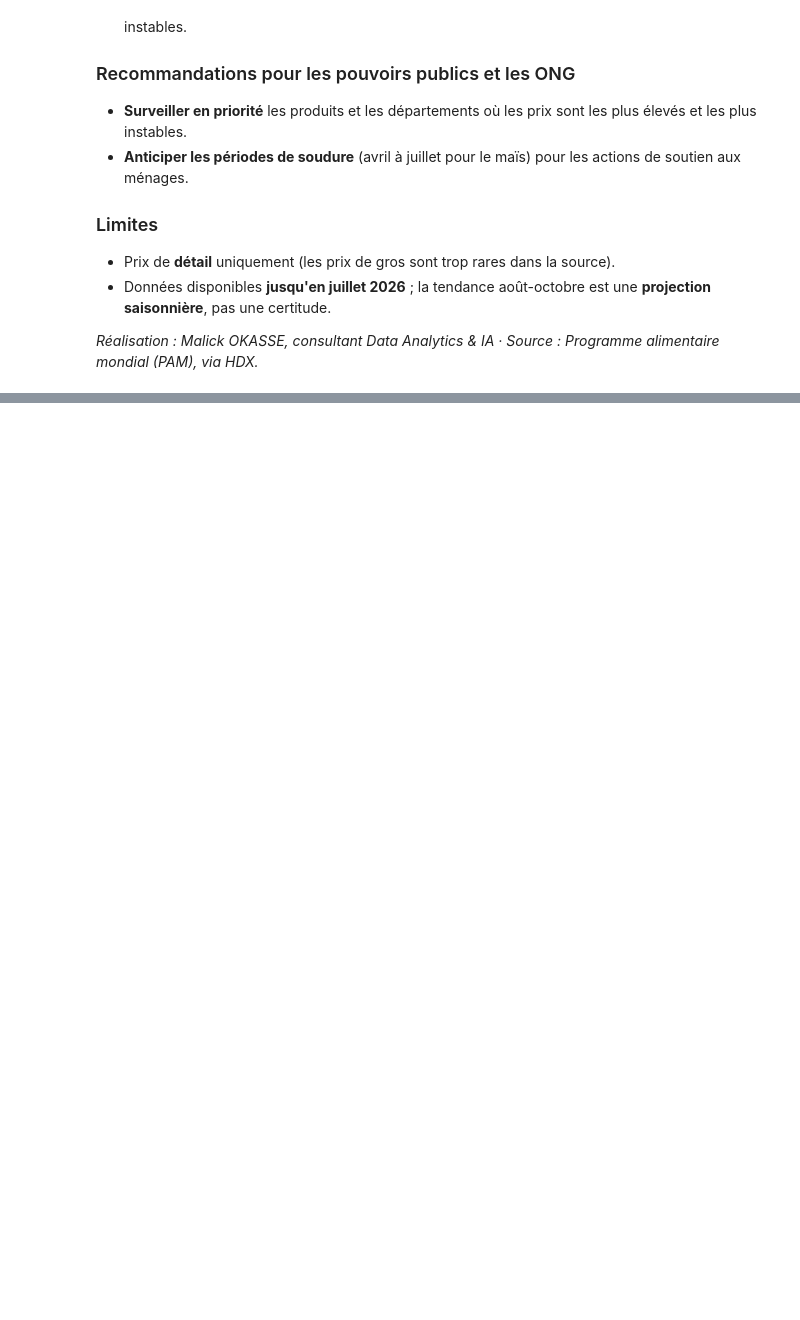
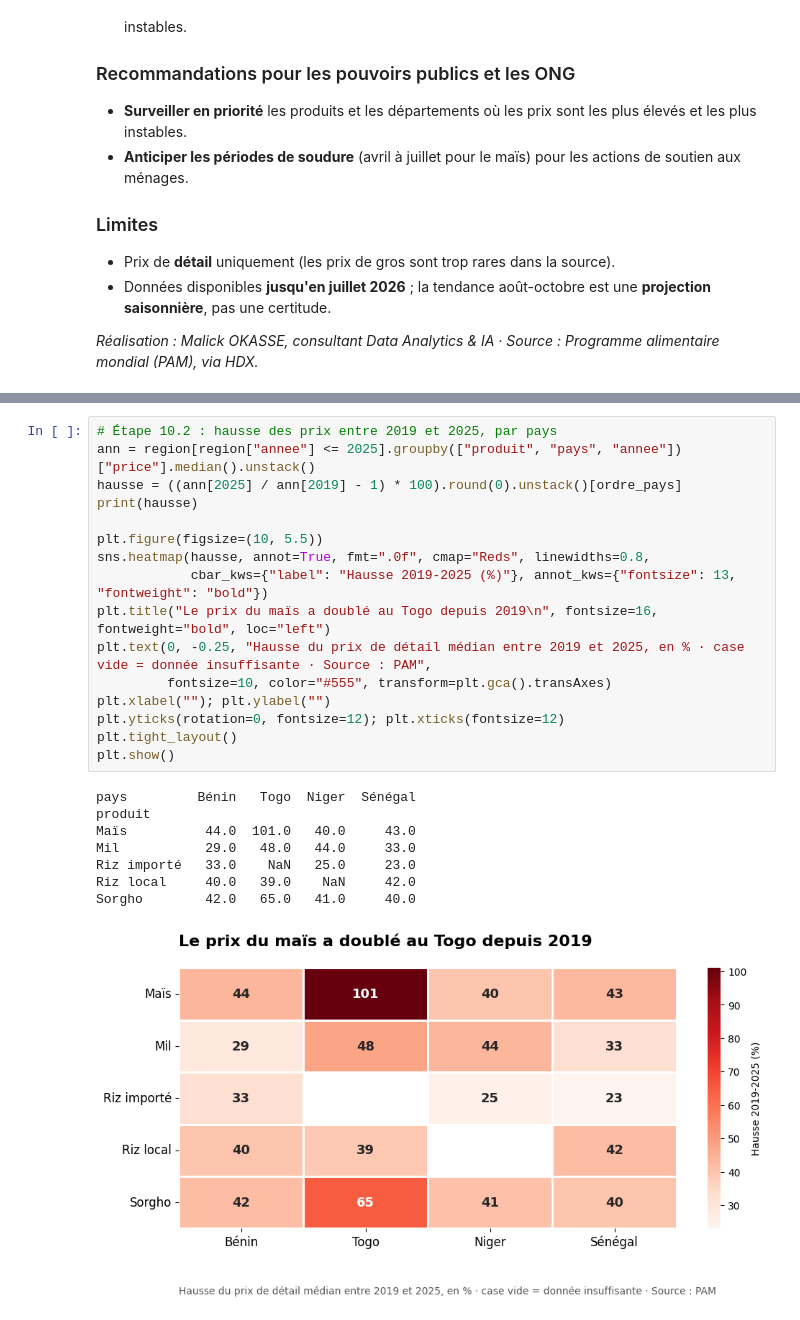
Before and after one commit to malick2035/prix-alimentaires-uemoa, a Jupyter notebook: Prix_Alimentaires_UEMOA.ipynb, the cells around one changed output, grey strips where cells are left out. Cells and saved outputs as stored; diff of their text form; blank space fills up the shorter version.

```diff
--- a/Prix_Alimentaires_UEMOA.ipynb
+++ b/Prix_Alimentaires_UEMOA.ipynb
@@ -421,0 +515,25 @@ Tomates                      -37.0
+# %%
+# Étape 10.2 : hausse des prix entre 2019 et 2025, par pays
+ann = region[region["annee"] <= 2025].groupby(["produit", "pays", "annee"])["price"].median().unstack()
+hausse = ((ann[2025] / ann[2019] - 1) * 100).round(0).unstack()[ordre_pays]
+print(hausse)
+
+plt.figure(figsize=(10, 5.5))
+sns.heatmap(hausse, annot=True, fmt=".0f", cmap="Reds", linewidths=0.8,
+            cbar_kws={"label": "Hausse 2019-2025 (%)"}, annot_kws={"fontsize": 13, "fontweight": "bold"})
+plt.title("Le prix du maïs a doublé au Togo depuis 2019\n", fontsize=16, fontweight="bold", loc="left")
+plt.text(0, -0.25, "Hausse du prix de détail médian entre 2019 et 2025, en % · case vide = donnée insuffisante · Source : PAM",
+         fontsize=10, color="#555", transform=plt.gca().transAxes)
+plt.xlabel(""); plt.ylabel("")
+plt.yticks(rotation=0, fontsize=12); plt.xticks(fontsize=12)
+plt.tight_layout()
+plt.show()
+# %% [output]
+pays         Bénin   Togo  Niger  Sénégal
+produit
+Maïs          44.0  101.0   40.0     43.0
+Mil           29.0   48.0   44.0     33.0
+Riz importé   33.0    NaN   25.0     23.0
+Riz local     40.0   39.0    NaN     42.0
+Sorgho        42.0   65.0   41.0     40.0
+[figure, added]
```
Also changed, not shown: parts of 9 cells of this notebook.
